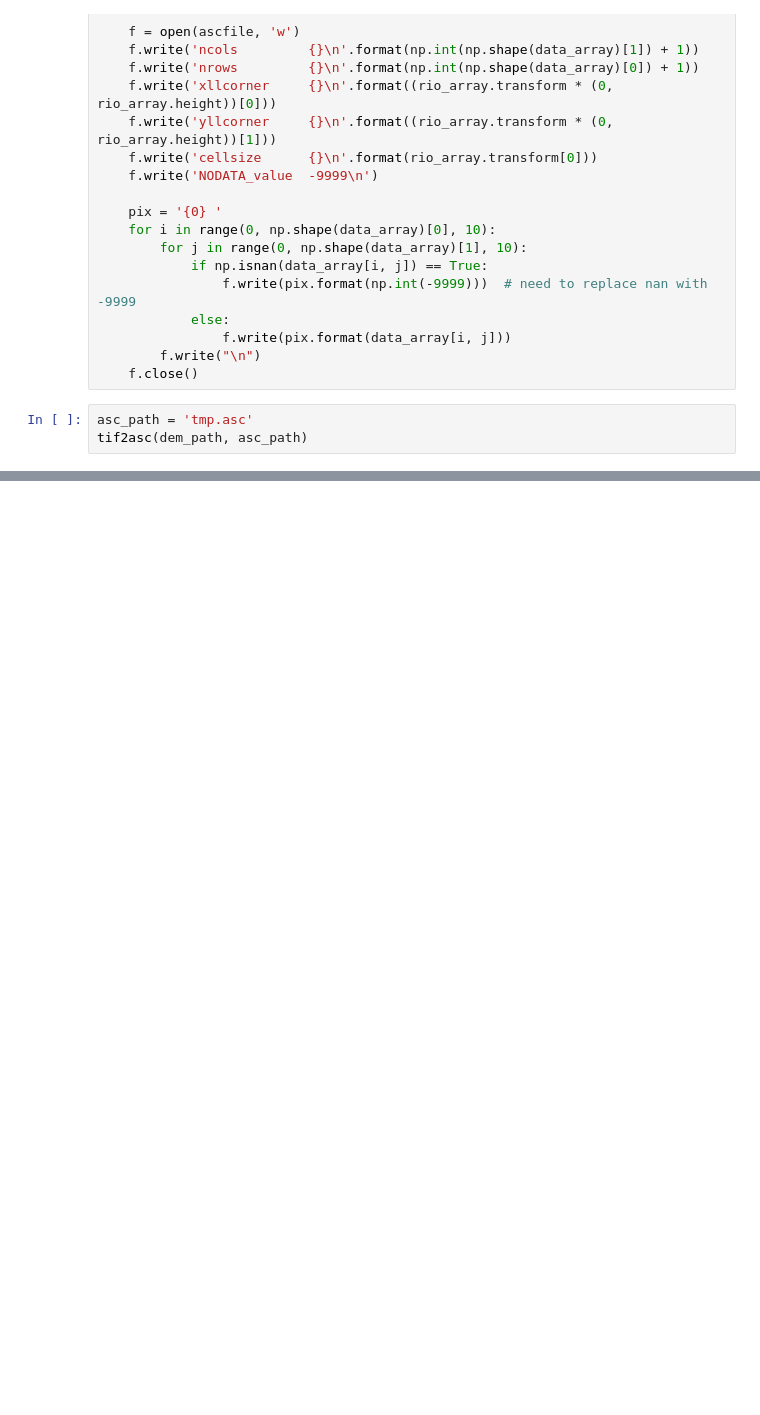
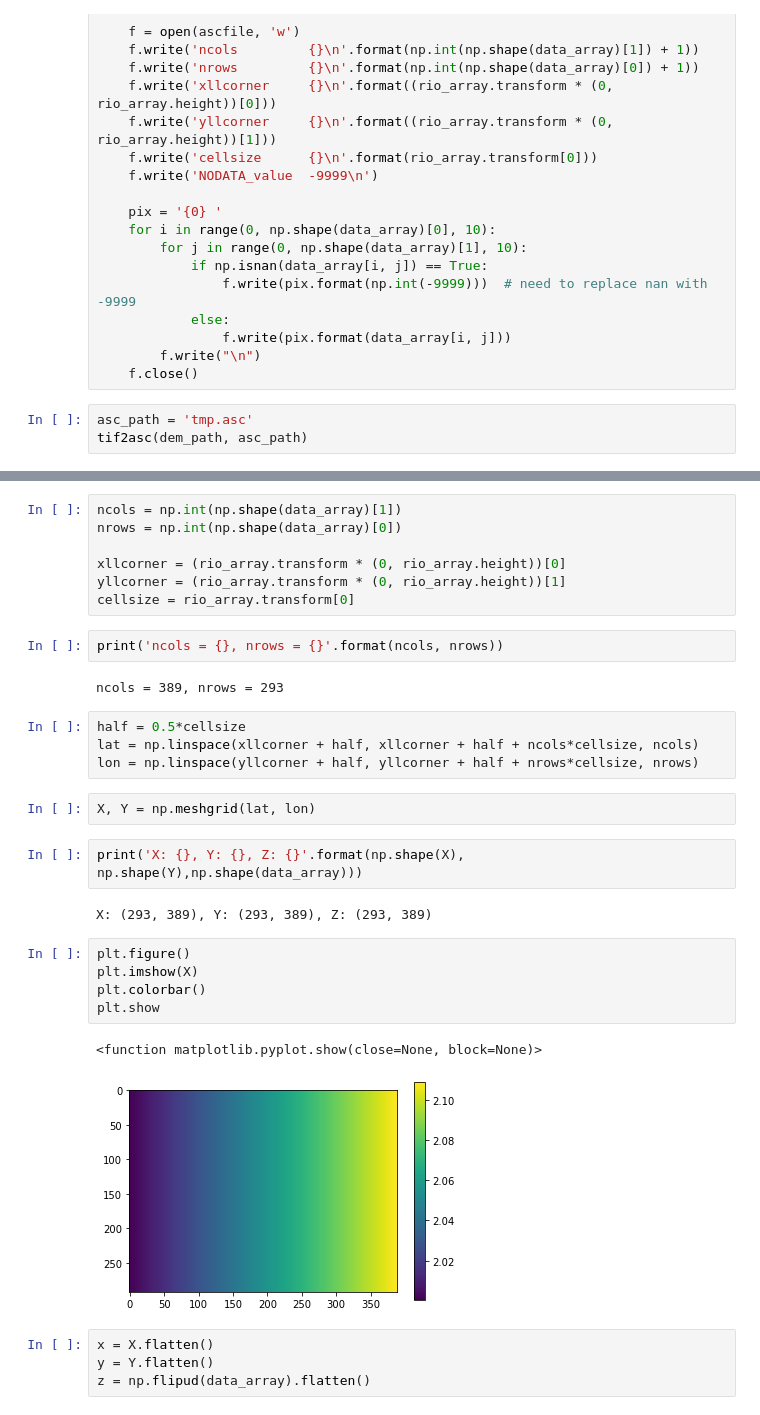
Before and after one commit to johnjarmitage/TIGA-cergy-pontoise, a Jupyter notebook: notebooks/Cergy-Pontoise-DEM.ipynb, the cells around one changed output, grey strips where cells are left out. Cells and saved outputs as stored; diff of their text form; blank space fills up the shorter version.

```diff
--- a/notebooks/Cergy-Pontoise-DEM.ipynb
+++ b/notebooks/Cergy-Pontoise-DEM.ipynb
@@ -92,0 +106,33 @@ first_shot.png                   tileset         x-coord.npy
+# %%
+ncols = np.int(np.shape(data_array)[1])
+nrows = np.int(np.shape(data_array)[0])
+
+xllcorner = (rio_array.transform * (0, rio_array.height))[0]
+yllcorner = (rio_array.transform * (0, rio_array.height))[1]
+cellsize = rio_array.transform[0]
+# %%
+print('ncols = {}, nrows = {}'.format(ncols, nrows))
+# %% [output]
+ncols = 389, nrows = 293
+# %%
+half = 0.5*cellsize
+lat = np.linspace(xllcorner + half, xllcorner + half + ncols*cellsize, ncols)
+lon = np.linspace(yllcorner + half, yllcorner + half + nrows*cellsize, nrows)
+# %%
+X, Y = np.meshgrid(lat, lon)
+# %%
+print('X: {}, Y: {}, Z: {}'.format(np.shape(X), np.shape(Y),np.shape(data_array)))
+# %% [output]
+X: (293, 389), Y: (293, 389), Z: (293, 389)
+# %%
+plt.figure()
+plt.imshow(X)
+plt.colorbar()
+plt.show
+# %% [output]
+<function matplotlib.pyplot.show(close=None, block=None)>
+[figure, added]
+# %%
+x = X.flatten()
+y = Y.flatten()
+z = np.flipud(data_array).flatten()
```
Also changed, not shown: parts of 3 cells of this notebook, 8 other files.
